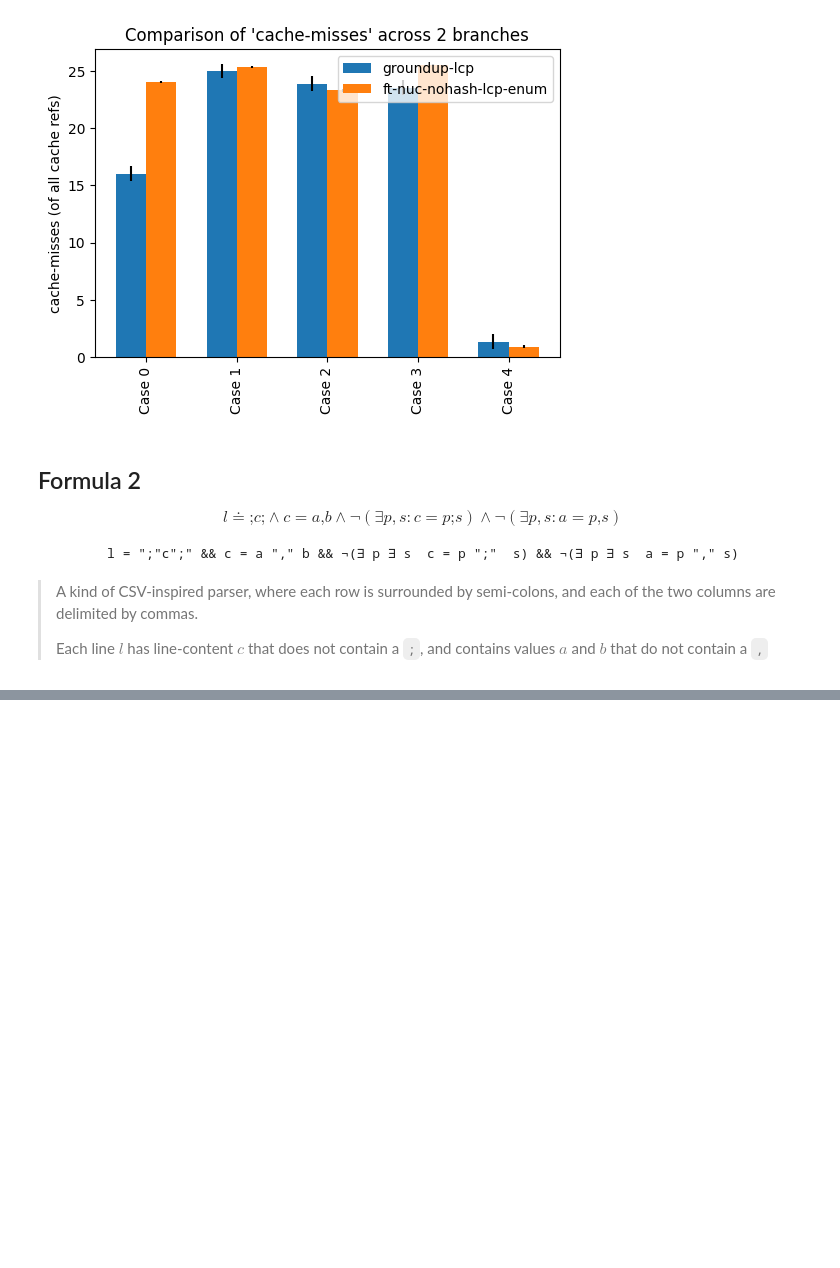
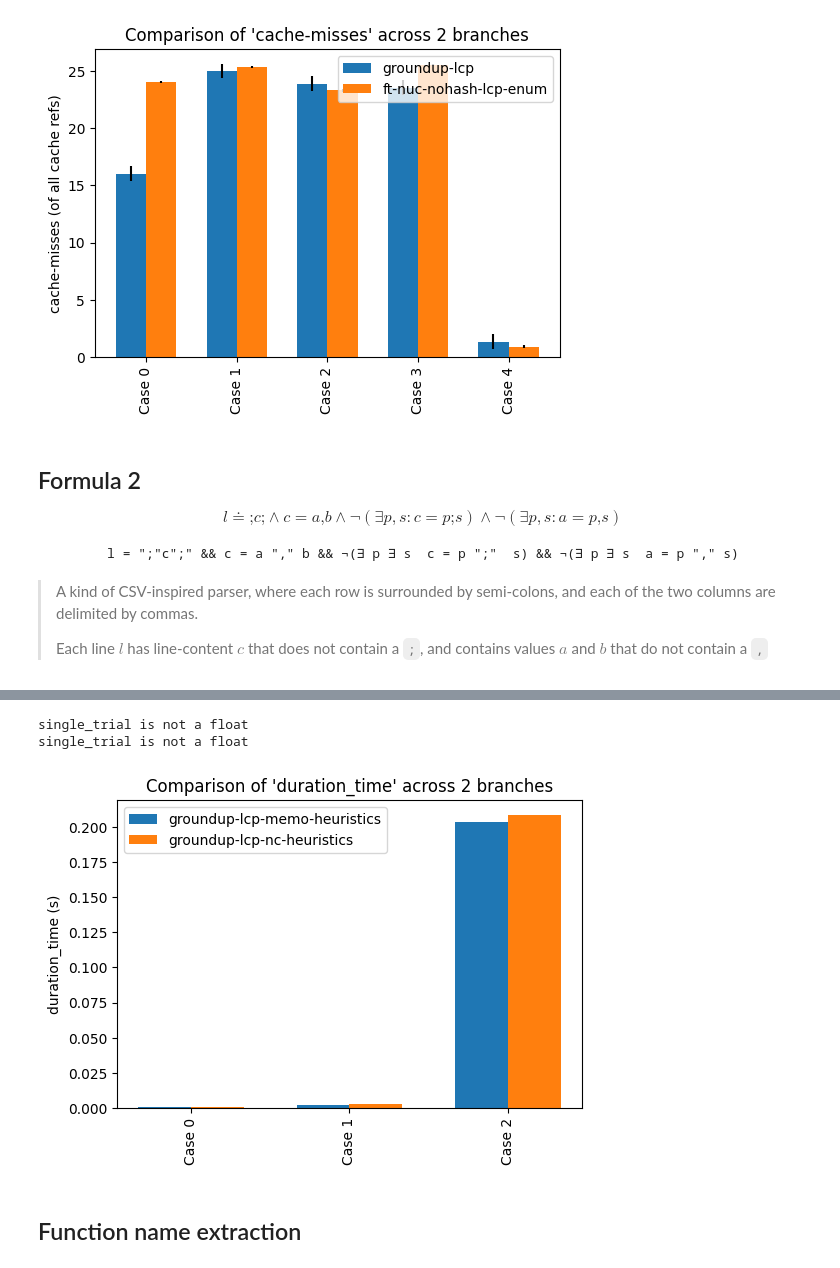
Before and after one commit to a-hutton/fc-benchmarker, a Jupyter notebook: Report.ipynb, the cells around one changed output, grey strips where cells are left out. Cells and saved outputs as stored; diff of their text form; code cells hidden in the pictures; blank space fills up the shorter version.

```diff
--- a/Report.ipynb
+++ b/Report.ipynb
@@ -427,0 +551,26 @@ plot_results(PerfEvent.DURATION_TIME, results)
+# %%
+words = [
+    "<p>P1</p>",
+    "<a>link</a><p>HHHH</p><p>IIII</p>",
+    """<div>
+      <h2>Lorem Ipsum</h2>
+      <p>
+        Hello there. This is a paragraph.
+      </p>
+      <p>
+        This is a different paragraph.
+      </p>
+    </div>
+    <p>
+      This paragraph has a different parent!
+    </p>"""
+
+]
+
+formula = 'T = "<p>"c"</p>" && ¬exists p exists s y = p "<p>" s'
+# %%
+results = test_runner.benchmark_branches(
+    cases=fc_test_cases(formula, *words),
+    branches=["groundup-lcp-memo-heuristics", "groundup-lcp-nc-heuristics"],
+    num_trials=1
+)
@@ -427,0 +627,8 @@ plot_results(PerfEvent.DURATION_TIME, results)
+# %%
+plot_results(PerfEvent.DURATION_TIME,  results)
+# %% [output]
+single_trial is not a float
+single_trial is not a float
+[figure, added]
+# %% [markdown]
+## Function name extraction
```
Also changed, not shown: parts of 13 cells of this notebook, 3 other files.
